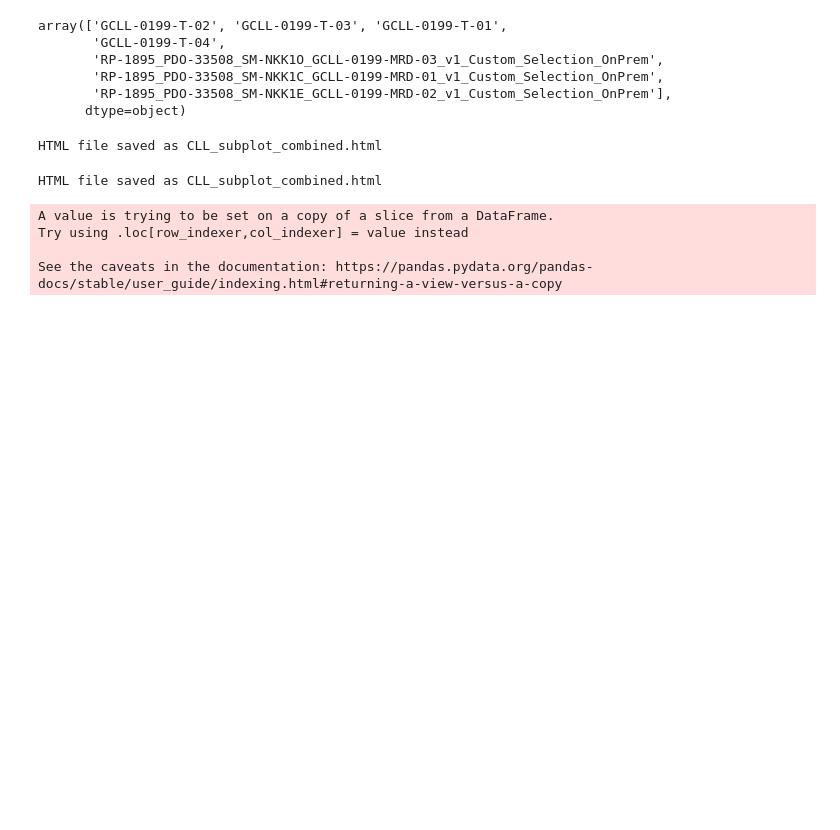
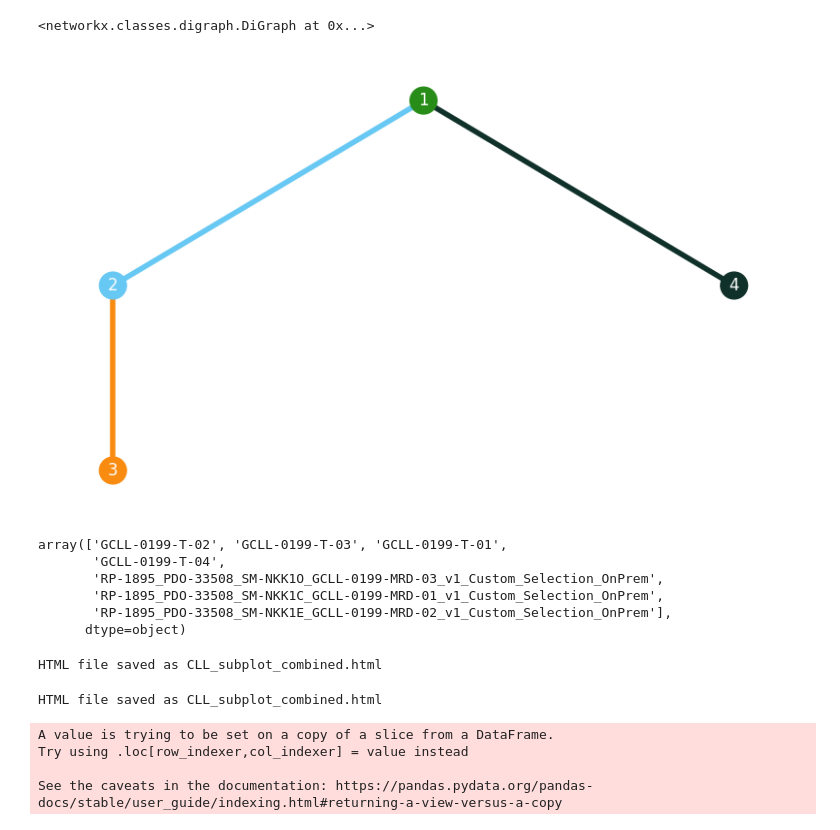
Before and after one commit to getzlab/CLL_MRD_growth_kinetics, a Jupyter notebook: GCLL standardized with plotly.ipynb, the cells around one changed output. Saved outputs shown, nothing was run; the diff lists cells and outputs as text; code cells hidden in the pictures; blank space fills up the shorter version.

Commit message:
Added tree

```diff
--- a/GCLL standardized with plotly.ipynb
+++ b/GCLL standardized with plotly.ipynb
@@ -185,0 +69,39 @@ wbc_table_html = plot_metadata_table(wbc_df_patient, )
+# %%
+def plot_tree(tree_df, tree_selected, ax, edge_labels =None):
+    edges = tree_df.loc[tree_selected, 'edges'].split(',')
+    cluster_list = []
+    for i in edges:
+        new_list = i.split('-')
+        for j in new_list:
+            if (j !='None') & (j not in cluster_list):
+                cluster_list.append(j)
+    cluster_list = [int(i) for i in cluster_list]
+
+
+    DG=nx.DiGraph()
+    for edge in edges:
+        nodes = edge.split('-')
+        if nodes[0]!='None':
+            DG.add_edge(int(nodes[0]), int(nodes[1]))
+
+    pos=graphviz_layout(DG,  prog='dot')
+
+    edge_color_list=[]
+    for edge in DG.edges():
+        node=edge[1]
+
+        edge_color_list.append(ClusterColors.get_hex_string(node) )
+
+    nx.draw(DG,pos, with_labels = True, width = 4, node_size= 400, ax =ax, arrows= False, font_color='white',edge_color = edge_color_list, node_color =[ClusterColors.get_hex_string(i) for i in cluster_list] )
+    if edge_labels:
+        nx.draw_networkx_edge_labels(DG, pos,
+        edge_labels,
+        font_color=ClusterColors.get_hex_string(7))
+
+    return DG
+# %%
+fig, ax = plt.subplots(figsize = (10, 6))
+plot_tree(tree_df,0,ax , )
+# %% [output]
+<networkx.classes.digraph.DiGraph at 0x...>
+[figure, added]
```
Also changed, not shown: parts of 11 cells of this notebook.
